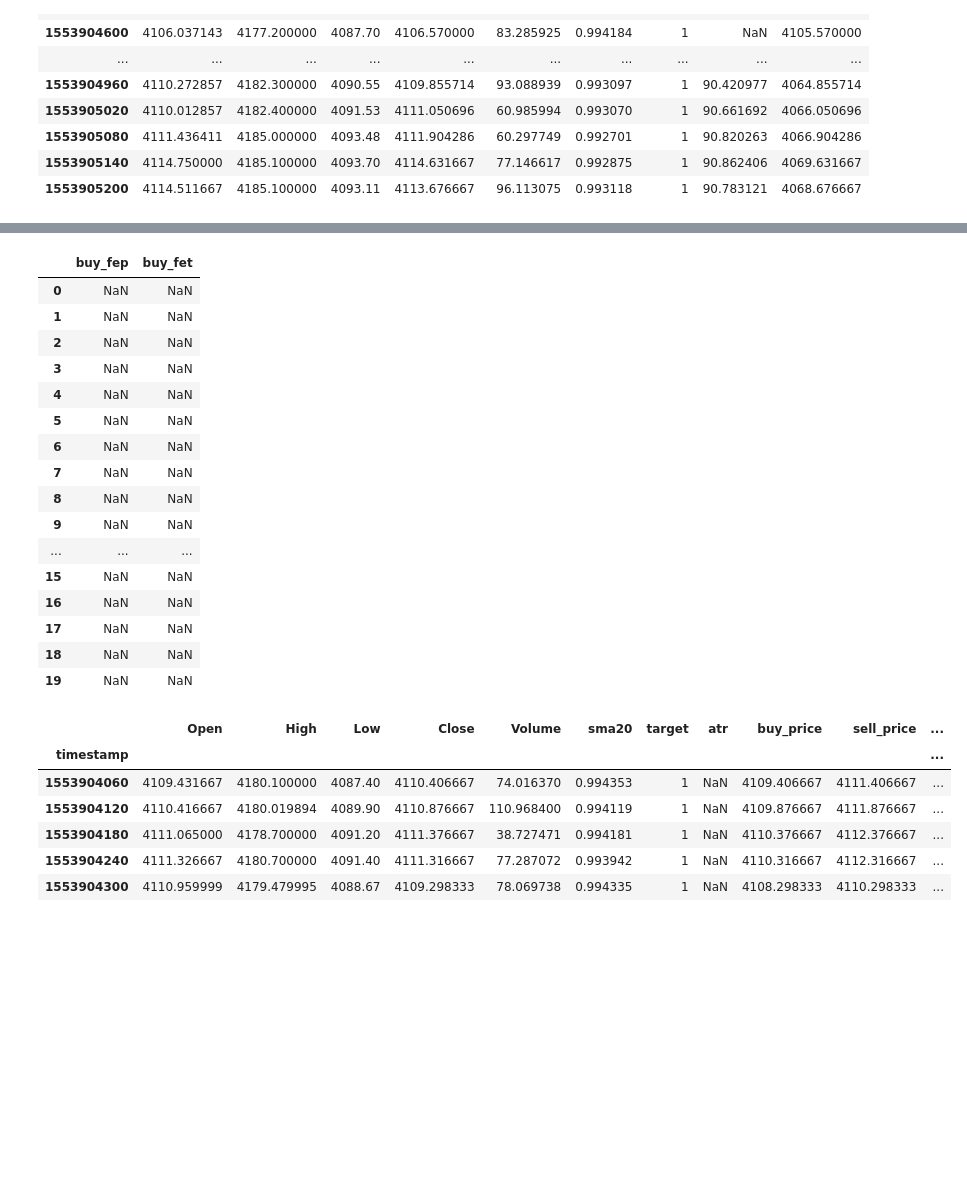
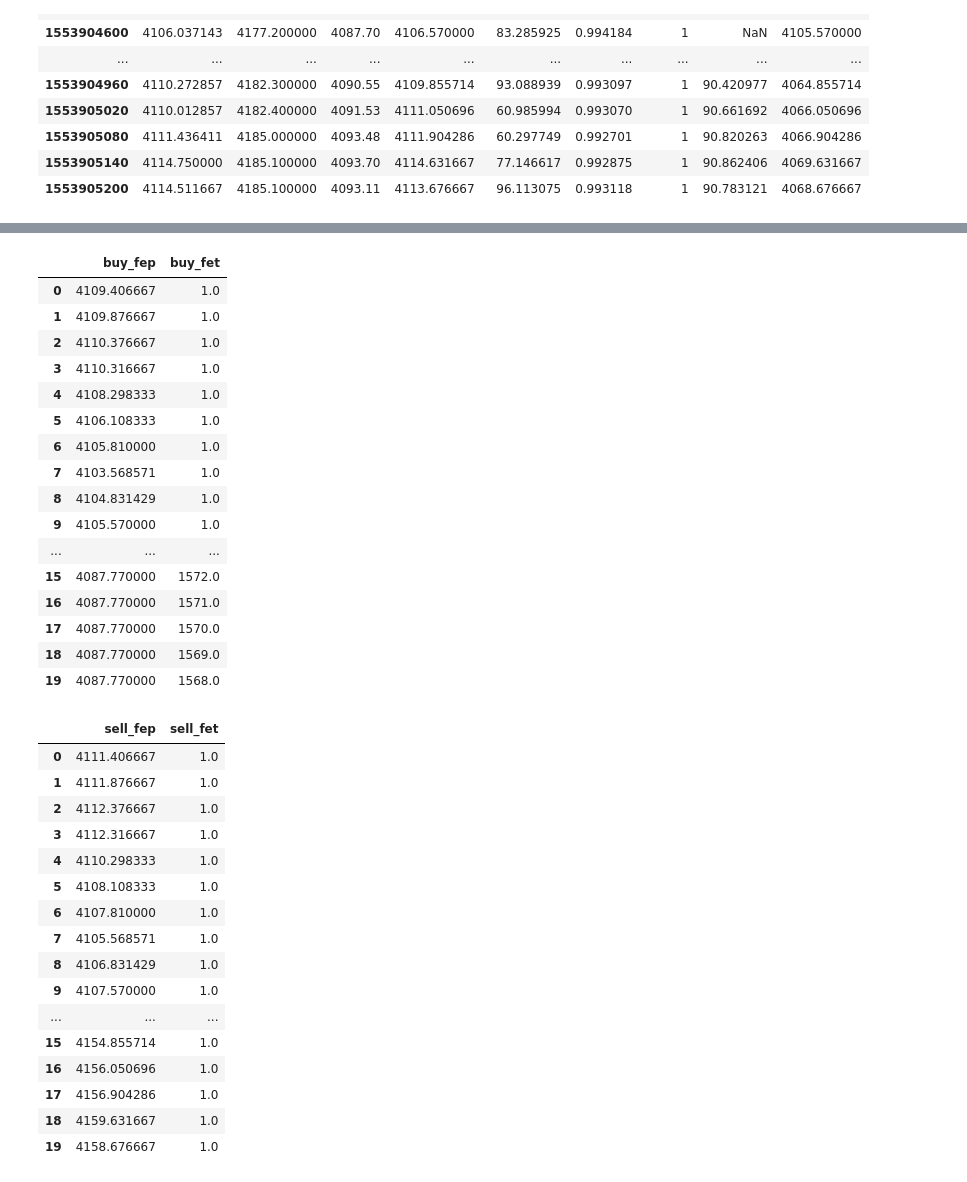
Before and after one commit to tsugumi-sys/crypto_model, a Jupyter notebook: EDA/label_feature.ipynb, the cells around one changed output, grey strips where cells are left out. Cells and saved outputs as stored; diff of their text form; code cells hidden in the pictures; blank space fills up the shorter version.

```diff
--- a/EDA/label_feature.ipynb
+++ b/EDA/label_feature.ipynb
@@ -85,7 +85,6 @@ sample_df.head(20)
 | 1553905140 | 4114.750000 | 4185.100000 | 4093.70 | 4114.631667 | 77.146617 | 0.992875 | 1 | 90.862406 | 4069.631667 | 4159.631667 |
 | 1553905200 | 4114.511667 | 4185.100000 | 4093.11 | 4113.676667 | 96.113075 | 0.993118 | 1 | 90.783121 | 4068.676667 | 4158.676667 |
 # %%
-sample_df = sample_df[:1000]
-sample_df["buy_fep"], sample_df["buy_fet"] = calc_force_entry_price(sample_df["buy_price"].values, sample_df["Low"].values, position="buy")
-sample_df.head(20)
+sample_df["buy_fep"], sample_df["buy_fet"] = buy_calc_force_entry_price(sample_df["buy_price"].values, sample_df["Low"].values, pips=1)
+sample_df.head(40)
 # %% [output]
@@ -121,31 +134,41 @@ df["buy_fep"], df["buy_fet"] = position_force_entry_price(sample_df, position="b
 df.head(20)
 # %% [output]
 |  | buy_fep | buy_fet |
-| 0 | NaN | NaN |
-| 1 | NaN | NaN |
-| 2 | NaN | NaN |
-| 3 | NaN | NaN |
-| 4 | NaN | NaN |
-| 5 | NaN | NaN |
-| 6 | NaN | NaN |
-| 7 | NaN | NaN |
-| 8 | NaN | NaN |
-| 9 | NaN | NaN |
+| 0 | 4109.406667 | 1.0 |
+| 1 | 4109.876667 | 1.0 |
+| 2 | 4110.376667 | 1.0 |
+| 3 | 4110.316667 | 1.0 |
+| 4 | 4108.298333 | 1.0 |
+| 5 | 4106.108333 | 1.0 |
+| 6 | 4105.810000 | 1.0 |
+| 7 | 4103.568571 | 1.0 |
+| 8 | 4104.831429 | 1.0 |
+| 9 | 4105.570000 | 1.0 |
 | ... | ... | ... |
-| 15 | NaN | NaN |
-| 16 | NaN | NaN |
-| 17 | NaN | NaN |
-| 18 | NaN | NaN |
-| 19 | NaN | NaN |
+| 15 | 4087.770000 | 1572.0 |
+| 16 | 4087.770000 | 1571.0 |
+| 17 | 4087.770000 | 1570.0 |
+| 18 | 4087.770000 | 1569.0 |
+| 19 | 4087.770000 | 1568.0 |
 # %%
 df = pd.DataFrame()
-df["buy_fep"], df["buy_fet"] = position_force_entry_price(sample_df, position="sell")
+df["sell_fep"], df["sell_fet"] = position_force_entry_price(sample_df, position="sell")
 df.head(20)
 # %% [output]
-|  | Open | High | Low | Close | Volume | sma20 | target | atr | buy_price | sell_price | ... |
-| timestamp |  |  |  |  |  |  |  |  |  |  | ... |
-| 1553904060 | 4109.431667 | 4180.100000 | 4087.40 | 4110.406667 | 74.016370 | 0.994353 | 1 | NaN | 4109.406667 | 4111.406667 | ... |
-| 1553904120 | 4110.416667 | 4180.019894 | 4089.90 | 4110.876667 | 110.968400 | 0.994119 | 1 | NaN | 4109.876667 | 4111.876667 | ... |
-| 1553904180 | 4111.065000 | 4178.700000 | 4091.20 | 4111.376667 | 38.727471 | 0.994181 | 1 | NaN | 4110.376667 | 4112.376667 | ... |
-| 1553904240 | 4111.326667 | 4180.700000 | 4091.40 | 4111.316667 | 77.287072 | 0.993942 | 1 | NaN | 4110.316667 | 4112.316667 | ... |
-| 1553904300 | 4110.959999 | 4179.479995 | 4088.67 | 4109.298333 | 78.069738 | 0.994335 | 1 | NaN | 4108.298333 | 4110.298333 | ... |
+|  | sell_fep | sell_fet |
+| 0 | 4111.406667 | 1.0 |
+| 1 | 4111.876667 | 1.0 |
+| 2 | 4112.376667 | 1.0 |
+| 3 | 4112.316667 | 1.0 |
+| 4 | 4110.298333 | 1.0 |
+| 5 | 4108.108333 | 1.0 |
+| 6 | 4107.810000 | 1.0 |
+| 7 | 4105.568571 | 1.0 |
+| 8 | 4106.831429 | 1.0 |
+| 9 | 4107.570000 | 1.0 |
+| ... | ... | ... |
+| 15 | 4154.855714 | 1.0 |
+| 16 | 4156.050696 | 1.0 |
+| 17 | 4156.904286 | 1.0 |
+| 18 | 4159.631667 | 1.0 |
+| 19 | 4158.676667 | 1.0 |
```
Also changed, not shown: parts of 5 cells of this notebook, 8 other files.
